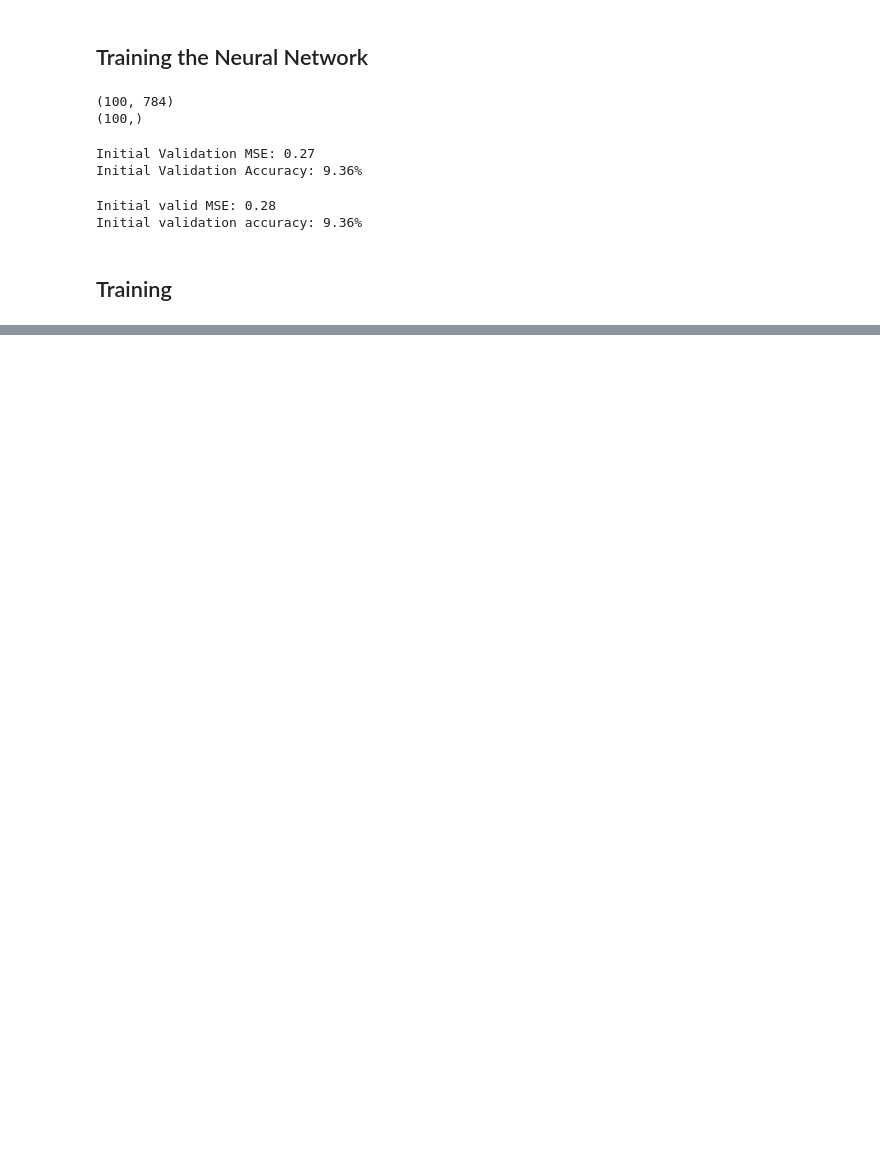
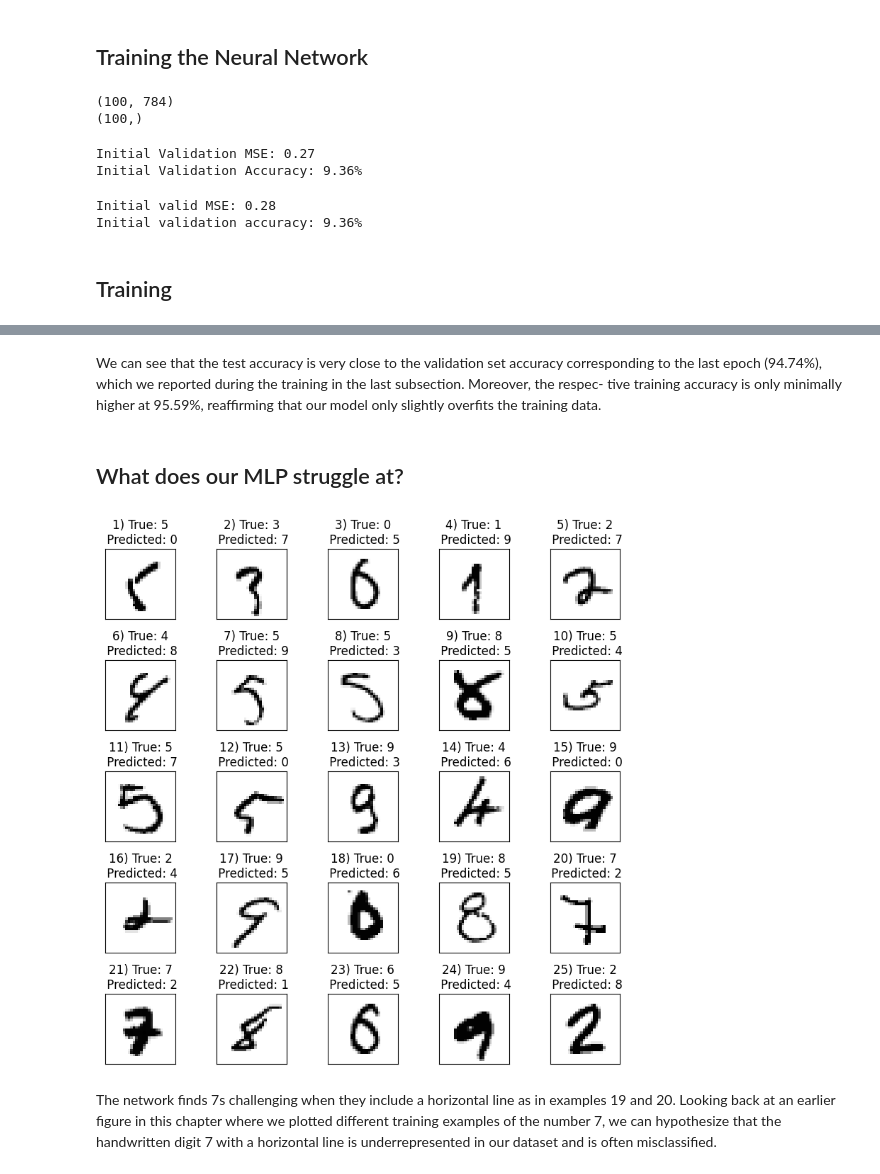
Before and after one commit to notsubash/ML-DL-implementations, a Jupyter notebook: algorithms/artificial-nn.ipynb, the cells around one changed output, grey strips where cells are left out. Cells and saved outputs as stored; diff of their text form; code cells hidden in the pictures; blank space fills up the shorter version.

```diff
--- a/algorithms/artificial-nn.ipynb
+++ b/algorithms/artificial-nn.ipynb
@@ -289,0 +343,36 @@ def train(model, X_train, y_train, X_valid, y_valid, num_epochs, learning_rate=0
+# %% [markdown]
+We can see that the test accuracy is very close to the validation set accuracy corresponding to the last
+epoch (94.74%), which we reported during the training in the last subsection. Moreover, the respec-
+tive training accuracy is only minimally higher at 95.59%, reaffirming that our model only slightly
+overfits the training data.
+# %% [markdown]
+## What does our MLP struggle at?
+# %%
+X_test_subset = X_test[:1000, :]
+y_test_subset = y_test[:1000]
+_, probas = model.forward(X_test_subset)
+test_pred = np.argmax(probas, axis=1)
+misclassified_images = X_test_subset[y_test_subset != test_pred][:25]
+misclassified_labels = test_pred[y_test_subset != test_pred][:25]
+correct_labels = y_test_subset[y_test_subset != test_pred][:25]
+
+fig, ax = plt.subplots(nrows=5, ncols=5, sharex=True, sharey=True, figsize=(8, 8))
+ax = ax.flatten()
+for i in range(25):
+    img = misclassified_images[i].reshape(28,28)
+    ax[i].imshow(img, cmap='Greys', interpolation='nearest')
+    ax[i].set_title(f'{i+1}) '
+                    f'True: {correct_labels[i]}\n'
+                    f' Predicted: {misclassified_labels[i]}')
+
+ax[0].set_xticks([])
+ax[0].set_yticks([])
+plt.tight_layout()
+plt.show()
+# %% [output]
+[figure, added]
+# %% [markdown]
+The network finds 7s challenging when they include a
+horizontal line as in examples 19 and 20. Looking back at an earlier figure in this chapter where we
+plotted different training examples of the number 7, we can hypothesize that the handwritten digit 7
+with a horizontal line is underrepresented in our dataset and is often misclassified.
```
Also changed, not shown: parts of 7 cells of this notebook.
